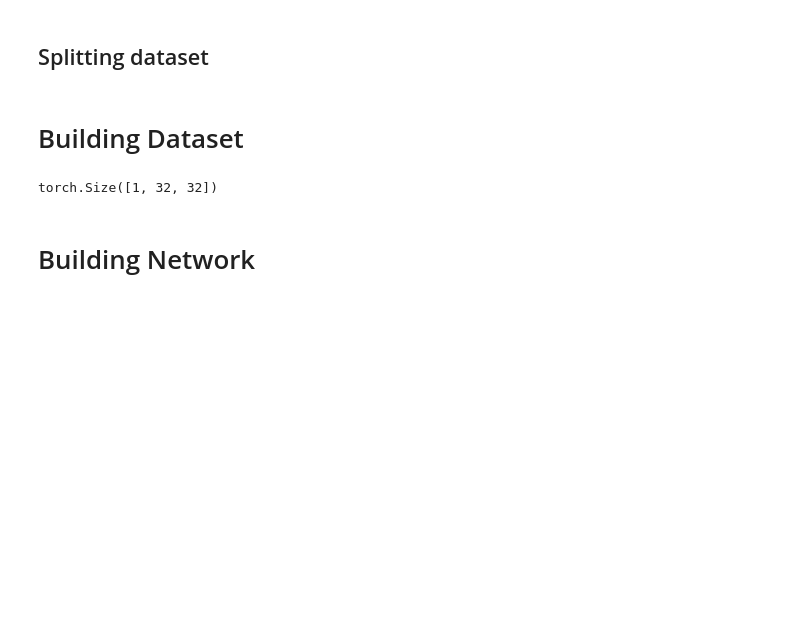
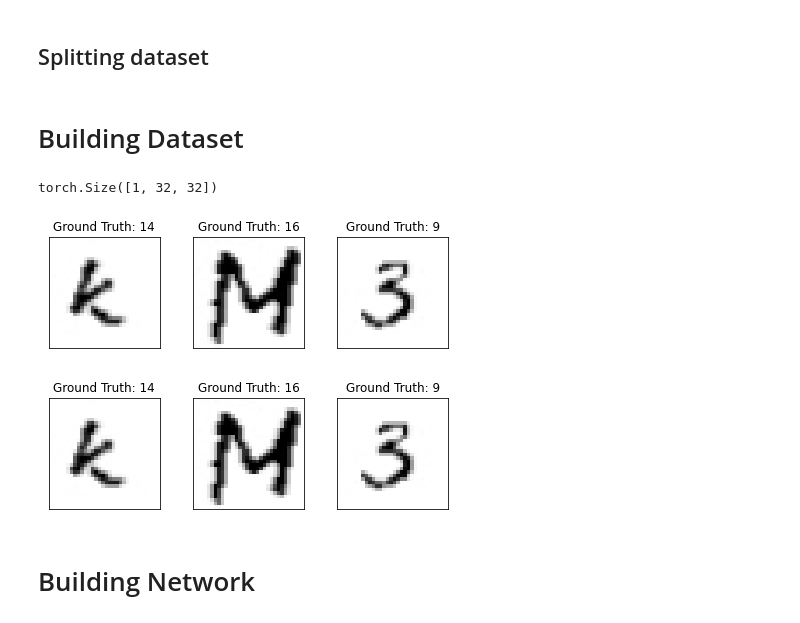
Before and after one commit to DanHutsul/UkrainianHandwritingRecognition, a Jupyter notebook: Cyrillic MNIST.ipynb, the cells around one changed output. Saved outputs shown, nothing was run; the diff lists cells and outputs as text; code cells hidden in the pictures; blank space fills up the shorter version.

```diff
--- a/Cyrillic MNIST.ipynb
+++ b/Cyrillic MNIST.ipynb
@@ -80,10 +80,7 @@ class MNISTCyrDataset(torch.utils.data.Dataset):
     def __init__(self, file_paths, file_letters, transform=None):
         """
         Args:
-            csv_file (string): Path to the csv file with annotations.
-            root_dir (string): Directory with all the images.
-            transform (callable, optional): Optional transform to be applied
-                on a sample.
+
         """
         self.file_paths = file_paths
         self.file_letters = file_letters
@@ -130,6 +127,21 @@ image , label = train_dataset[32]
 image.size()
 # %% [output]
 torch.Size([1, 32, 32])
+# %%
+examples = enumerate(train_loader)
+batch_idx, (example_data, example_targets) = next(examples)
+fig = plt.figure()
+for i in range(3):
+    plt.subplot(2,3,i+1)
+    plt.tight_layout()
+    plt.imshow(example_data[i][0], cmap='gray', interpolation='none')
+    plt.title("Ground Truth: {}".format(example_targets[i]))
+    plt.xticks([])
+    plt.yticks([])
+fig
+# %% [output]
+[figure, added]
+[figure, added]
 # %% [markdown]
 # Building Network
 # %%
```
Also changed, not shown: parts of 7 cells of this notebook.
